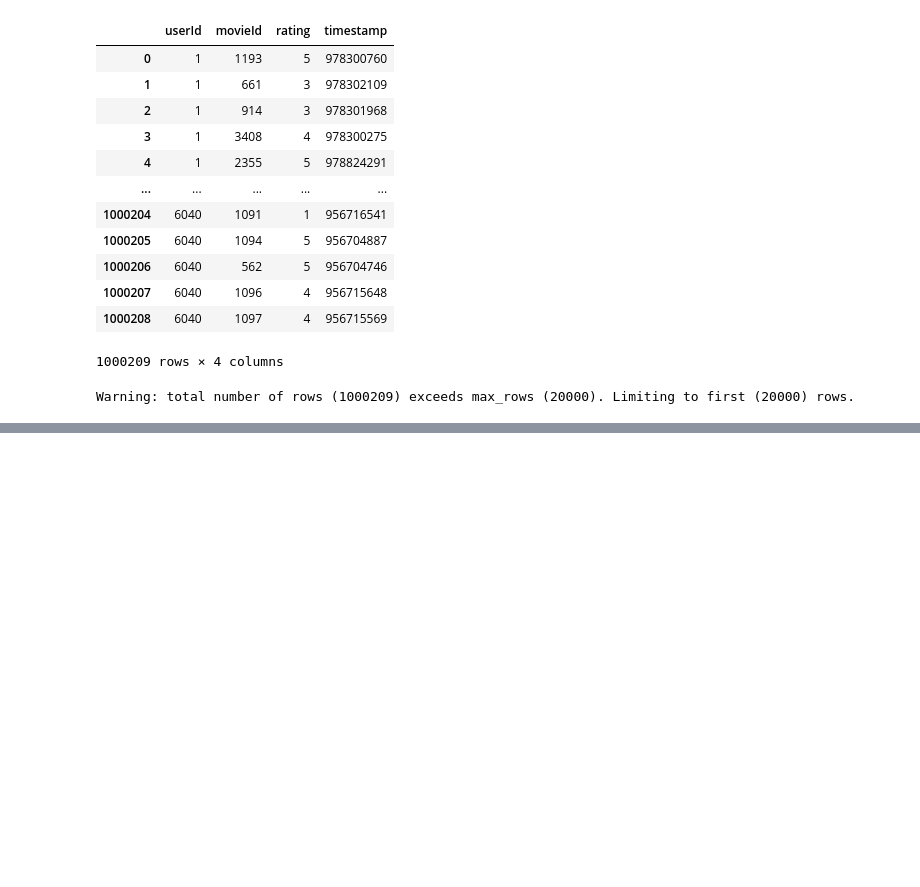
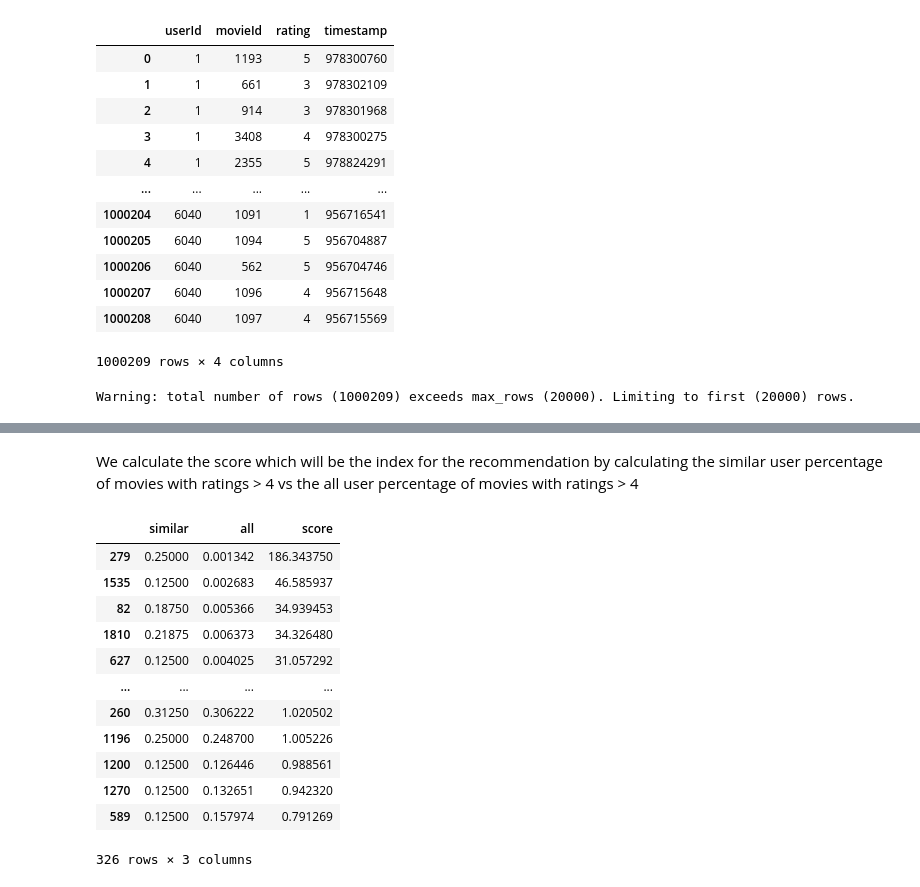
Before and after one commit to BWetende/Bilha.Wetende1, a Jupyter notebook: Recommender_System_Project.ipynb, the cells around one changed output, grey strips where cells are left out. Drawn from its saved outputs; the diff is of its cells as text; code cells hidden in the pictures; blank space fills up the shorter version.

```diff
--- a/Recommender_System_Project.ipynb
+++ b/Recommender_System_Project.ipynb
@@ -342,0 +392,23 @@ rec_percentages
+# %% [markdown]
+We calculate the score which will be the index for the recommendation by calculating the similar user percentage of movies with ratings > 4 vs the all user percentage of movies with ratings > 4
+# %%
+# creating a recommendation score
+rec_percentages["score"] = rec_percentages["similar"]/rec_percentages["all"]
+
+#using the pandas sort method to sort from the top recommendation fo that we can filter out the most recommended
+rec_percentages = rec_percentages.sort_values("score", ascending = False)
+rec_percentages
+# %% [output]
+|  | similar | all | score |
+| 279 | 0.25000 | 0.001342 | 186.343750 |
+| 1535 | 0.12500 | 0.002683 | 46.585937 |
+| 82 | 0.18750 | 0.005366 | 34.939453 |
+| 1810 | 0.21875 | 0.006373 | 34.326480 |
+| 627 | 0.12500 | 0.004025 | 31.057292 |
+| ... | ... | ... | ... |
+| 260 | 0.31250 | 0.306222 | 1.020502 |
+| 1196 | 0.25000 | 0.248700 | 1.005226 |
+| 1200 | 0.12500 | 0.126446 | 0.988561 |
+| 1270 | 0.12500 | 0.132651 | 0.942320 |
+| 589 | 0.12500 | 0.157974 | 0.791269 |
+326 rows × 3 columns
```
Also changed, not shown: parts of 39 cells of this notebook.
